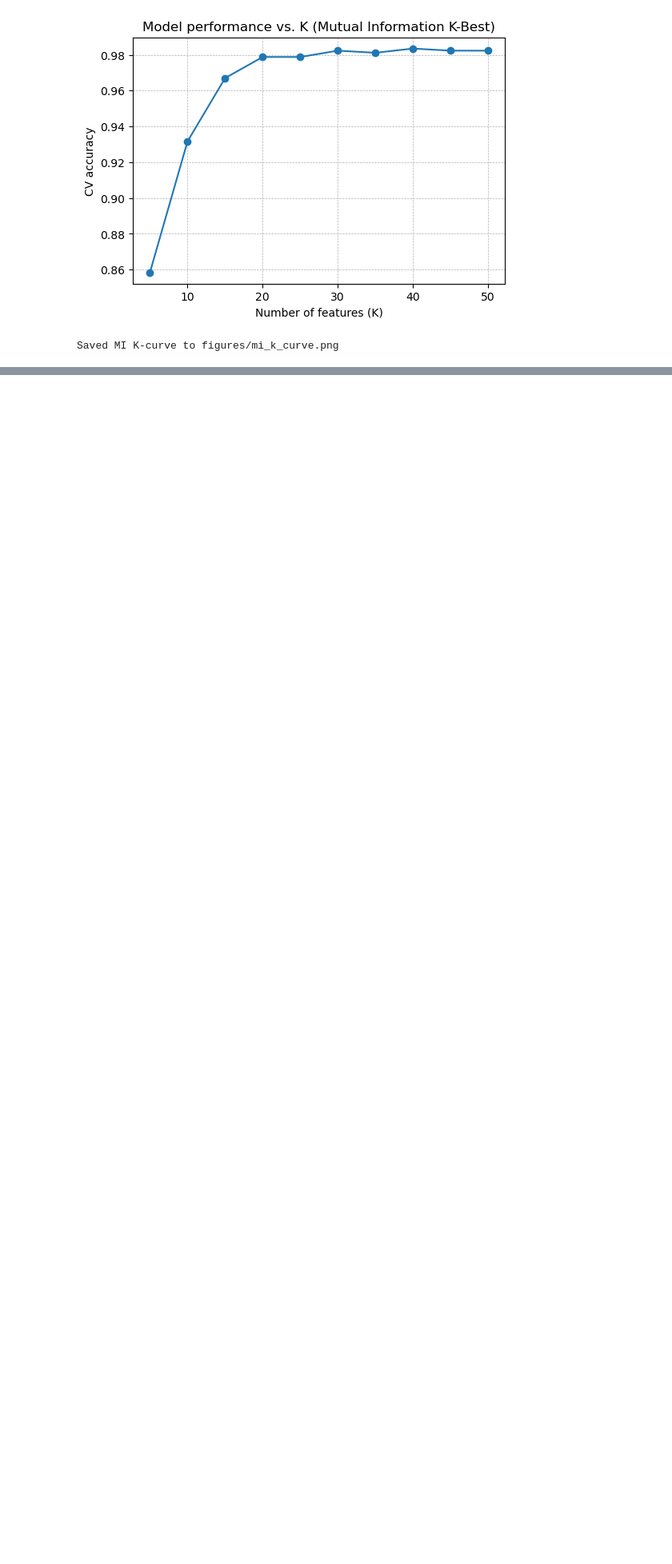
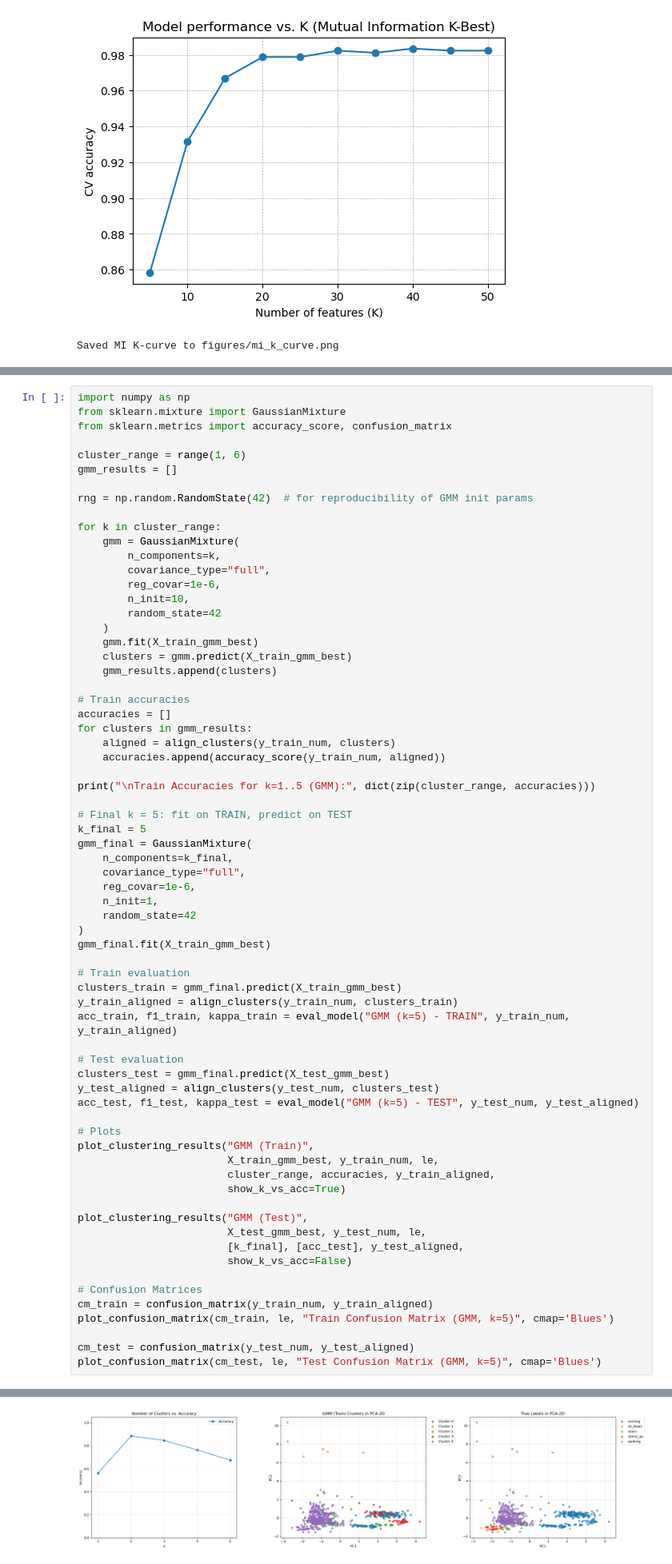
Before and after one commit to ozde12/Data-Analytics-and-Learning-Methods, a Jupyter notebook: human_activity_recognition.ipynb, the cells around one changed output, grey strips where cells are left out. Shown at 80% size. Drawn from its saved outputs; the diff is of its cells as text; blank space fills up the shorter version.

```diff
--- a/human_activity_recognition.ipynb
+++ b/human_activity_recognition.ipynb
@@ -970,0 +1276,69 @@ K-Means (k=5) Results:
+# %%
+import numpy as np
+from sklearn.mixture import GaussianMixture
+from sklearn.metrics import accuracy_score, confusion_matrix
+
+cluster_range = range(1, 6)
+gmm_results = []
+
+rng = np.random.RandomState(42)  # for reproducibility of GMM init params
+
+for k in cluster_range:
+    gmm = GaussianMixture(
+        n_components=k,
+        covariance_type="full",
+        reg_covar=1e-6,
+        n_init=10,
+        random_state=42
+    )
+    gmm.fit(X_train_gmm_best)
+    clusters = gmm.predict(X_train_gmm_best)
+    gmm_results.append(clusters)
+
+# Train accuracies
+accuracies = []
+for clusters in gmm_results:
+    aligned = align_clusters(y_train_num, clusters)
+    accuracies.append(accuracy_score(y_train_num, aligned))
+
+print("\nTrain Accuracies for k=1..5 (GMM):", dict(zip(cluster_range, accuracies)))
+
+# Final k = 5: fit on TRAIN, predict on TEST
+k_final = 5
+gmm_final = GaussianMixture(
+    n_components=k_final,
+    covariance_type="full",
+    reg_covar=1e-6,
+    n_init=1,
+    random_state=42
+)
+gmm_final.fit(X_train_gmm_best)
+
+# Train evaluation
+clusters_train = gmm_final.predict(X_train_gmm_best)
+y_train_aligned = align_clusters(y_train_num, clusters_train)
+acc_train, f1_train, kappa_train = eval_model("GMM (k=5) - TRAIN", y_train_num, y_train_aligned)
+
+# Test evaluation
+clusters_test = gmm_final.predict(X_test_gmm_best)
+y_test_aligned = align_clusters(y_test_num, clusters_test)
+acc_test, f1_test, kappa_test = eval_model("GMM (k=5) - TEST", y_test_num, y_test_aligned)
+
+# Plots
+plot_clustering_results("GMM (Train)",
+                        X_train_gmm_best, y_train_num, le,
+                        cluster_range, accuracies, y_train_aligned,
+                        show_k_vs_acc=True)
+
+plot_clustering_results("GMM (Test)",
+                        X_test_gmm_best, y_test_num, le,
+                        [k_final], [acc_test], y_test_aligned,
+                        show_k_vs_acc=False)
+
+# Confusion Matrices
+cm_train = confusion_matrix(y_train_num, y_train_aligned)
+plot_confusion_matrix(cm_train, le, "Train Confusion Matrix (GMM, k=5)", cmap='Blues')
+
+cm_test = confusion_matrix(y_test_num, y_test_aligned)
+plot_confusion_matrix(cm_test, le, "Test Confusion Matrix (GMM, k=5)", cmap='Blues')
+# %% [output]
@@ -970,0 +1356 @@ K-Means (k=5) Results:
+[figure, added]
```
Also changed, not shown: parts of 38 cells of this notebook, 37 other files.
